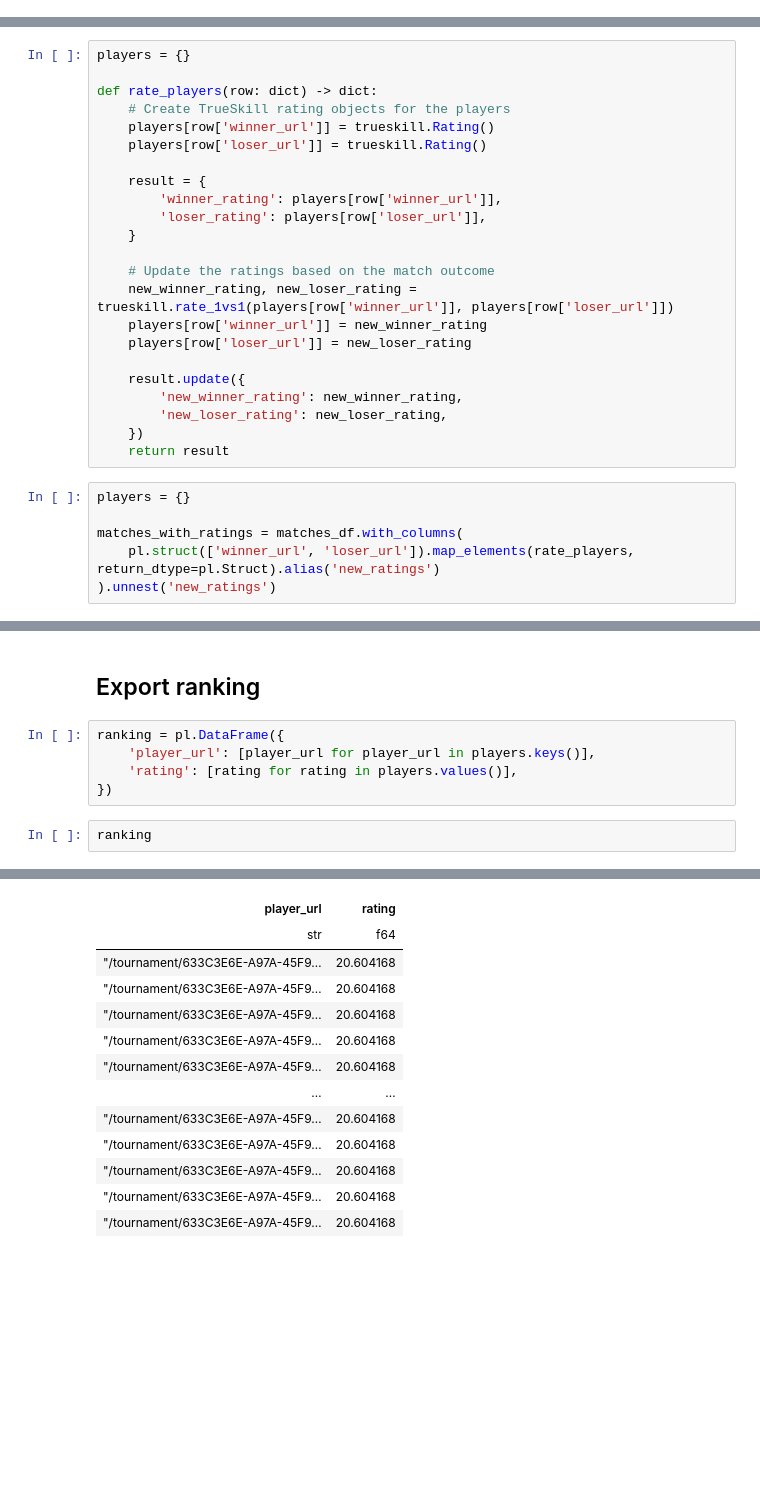
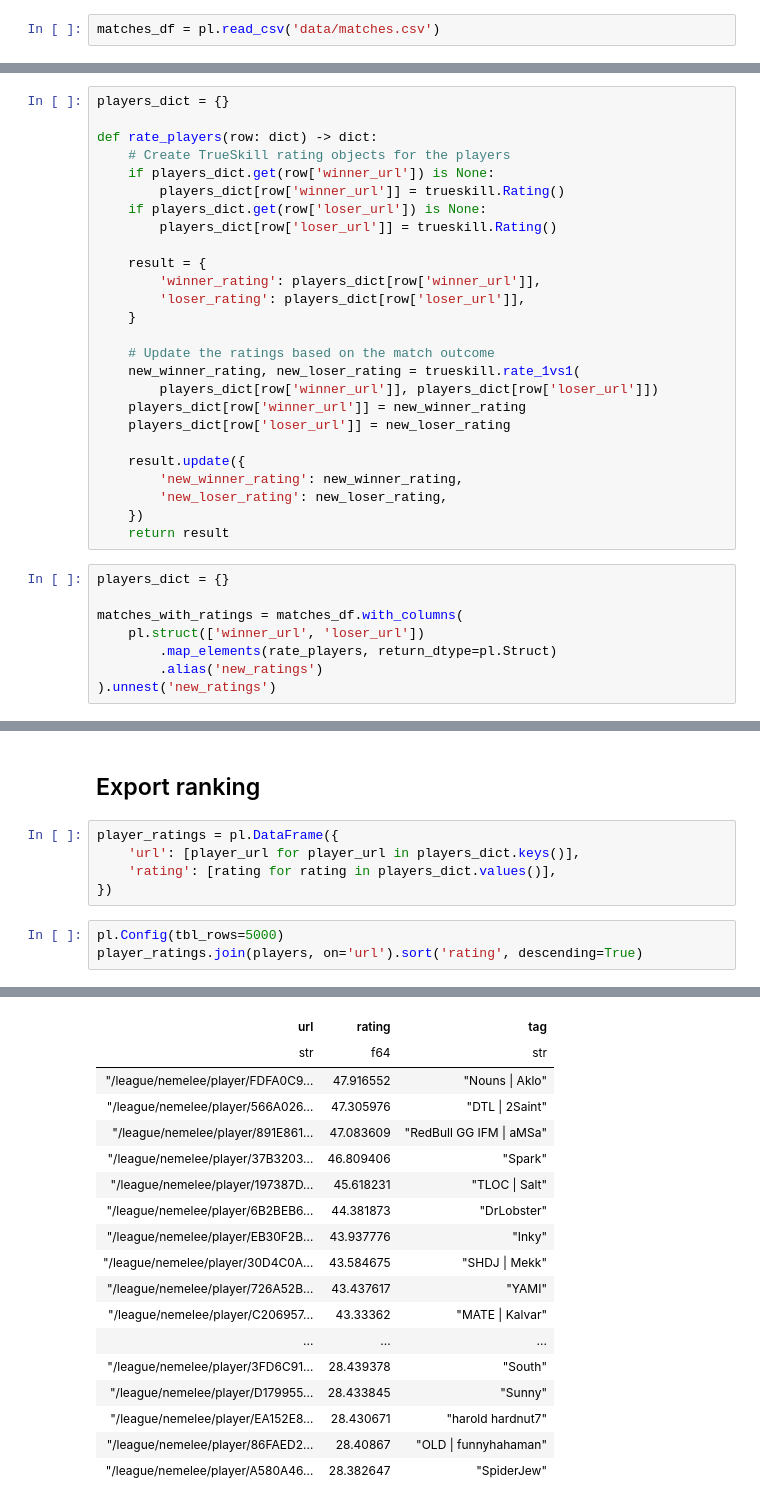
Before and after one commit to agiera/braacket-scraper, a Jupyter notebook: scraper-human.ipynb, the cells around one changed output, grey strips where cells are left out. Cells and saved outputs as stored; diff of their text form; blank space fills up the shorter version.

Commit message:
fix issues with some players not belonging to the league; add season analysis

```diff
--- a/scraper-human.ipynb
+++ b/scraper-human.ipynb
@@ -185,0 +275,2 @@ shape: (182, 7)
+# %%
+matches_df = pl.read_csv('data/matches.csv')
@@ -190,20 +317,23 @@ import trueskill
 # %%
-players = {}
+players_dict = {}
 
 def rate_players(row: dict) -> dict:
     # Create TrueSkill rating objects for the players
-    players[row['winner_url']] = trueskill.Rating()
-    players[row['loser_url']] = trueskill.Rating()
+    if players_dict.get(row['winner_url']) is None:
+        players_dict[row['winner_url']] = trueskill.Rating()
+    if players_dict.get(row['loser_url']) is None:
+        players_dict[row['loser_url']] = trueskill.Rating()
 
     result = {
-        'winner_rating': players[row['winner_url']],
-        'loser_rating': players[row['loser_url']],
+        'winner_rating': players_dict[row['winner_url']],
+        'loser_rating': players_dict[row['loser_url']],
     }
 
     # Update the ratings based on the match outcome
-    new_winner_rating, new_loser_rating = trueskill.rate_1vs1(players[row['winner_url']], players[row['loser_url']])
-    players[row['winner_url']] = new_winner_rating
-    players[row['loser_url']] = new_loser_rating
+    new_winner_rating, new_loser_rating = trueskill.rate_1vs1(
+        players_dict[row['winner_url']], players_dict[row['loser_url']])
+    players_dict[row['winner_url']] = new_winner_rating
+    players_dict[row['loser_url']] = new_loser_rating
 
     result.update({
         'new_winner_rating': new_winner_rating,
@@ -211,8 +341,10 @@ def rate_players(row: dict) -> dict:
     })
     return result
 # %%
-players = {}
+players_dict = {}
 
 matches_with_ratings = matches_df.with_columns(
-    pl.struct(['winner_url', 'loser_url']).map_elements(rate_players, return_dtype=pl.Struct).alias('new_ratings')
+    pl.struct(['winner_url', 'loser_url'])
+        .map_elements(rate_players, return_dtype=pl.Struct)
+        .alias('new_ratings')
 ).unnest('new_ratings')
@@ -221,10 +356,11 @@ matches_with_ratings.write_csv('data/matches-with-ratings.csv')
 # %% [markdown]
 ## Export ranking
 # %%
-ranking = pl.DataFrame({
-    'player_url': [player_url for player_url in players.keys()],
-    'rating': [rating for rating in players.values()],
+player_ratings = pl.DataFrame({
+    'url': [player_url for player_url in players_dict.keys()],
+    'rating': [rating for rating in players_dict.values()],
 })
 # %%
-ranking
+pl.Config(tbl_rows=5000)
+player_ratings.join(players, on='url').sort('rating', descending=True)
 # %% [output]
@@ -232,13 +368,18 @@ shape: (66, 2)
-| player_url | rating |
-| str | f64 |
-| "/tournament/633C3E6E-A97A-45F9… | 20.604168 |
-| "/tournament/633C3E6E-A97A-45F9… | 20.604168 |
-| "/tournament/633C3E6E-A97A-45F9… | 20.604168 |
-| "/tournament/633C3E6E-A97A-45F9… | 20.604168 |
-| "/tournament/633C3E6E-A97A-45F9… | 20.604168 |
-| … | … |
-| "/tournament/633C3E6E-A97A-45F9… | 20.604168 |
-| "/tournament/633C3E6E-A97A-45F9… | 20.604168 |
-| "/tournament/633C3E6E-A97A-45F9… | 20.604168 |
-| "/tournament/633C3E6E-A97A-45F9… | 20.604168 |
-| "/tournament/633C3E6E-A97A-45F9… | 20.604168 |
+| url | rating | tag |
+| str | f64 | str |
+| "/league/nemelee/player/FDFA0C9… | 47.916552 | "Nouns | Aklo" |
+| "/league/nemelee/player/566A026… | 47.305976 | "DTL | 2Saint" |
+| "/league/nemelee/player/891E861… | 47.083609 | "RedBull GG IFM | aMSa" |
+| "/league/nemelee/player/37B3203… | 46.809406 | "Spark" |
+| "/league/nemelee/player/197387D… | 45.618231 | "TLOC | Salt" |
+| "/league/nemelee/player/6B2BEB6… | 44.381873 | "DrLobster" |
+| "/league/nemelee/player/EB30F2B… | 43.937776 | "Inky" |
+| "/league/nemelee/player/30D4C0A… | 43.584675 | "SHDJ | Mekk" |
+| "/league/nemelee/player/726A52B… | 43.437617 | "YAMI" |
+| "/league/nemelee/player/C206957… | 43.33362 | "MATE | Kalvar" |
+| ... | ... | ... |
+| "/league/nemelee/player/3FD6C91… | 28.439378 | "South" |
+| "/league/nemelee/player/D179955… | 28.433845 | "Sunny" |
+| "/league/nemelee/player/EA152E8… | 28.430671 | "harold hardnut7" |
+| "/league/nemelee/player/86FAED2… | 28.40867 | "OLD | funnyhahaman" |
+| "/league/nemelee/player/A580A46… | 28.382647 | "SpiderJew" |
```
Also changed, not shown: parts of 28 cells of this notebook, 7 other files.
